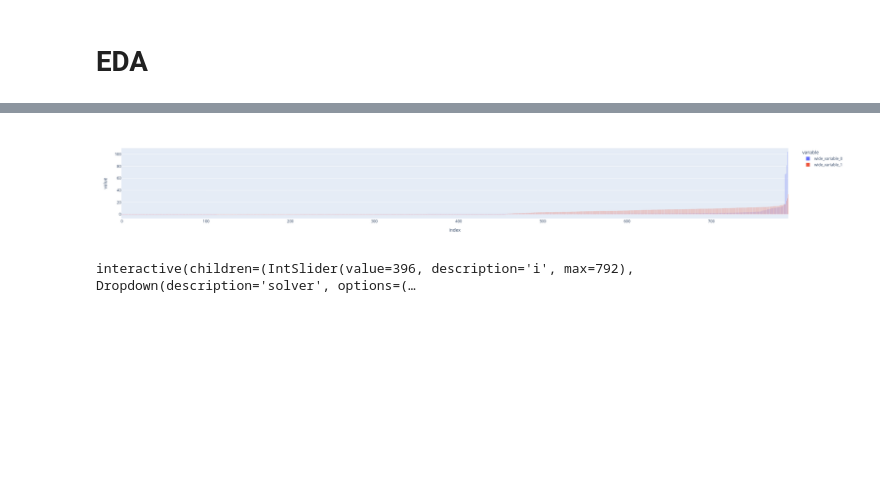
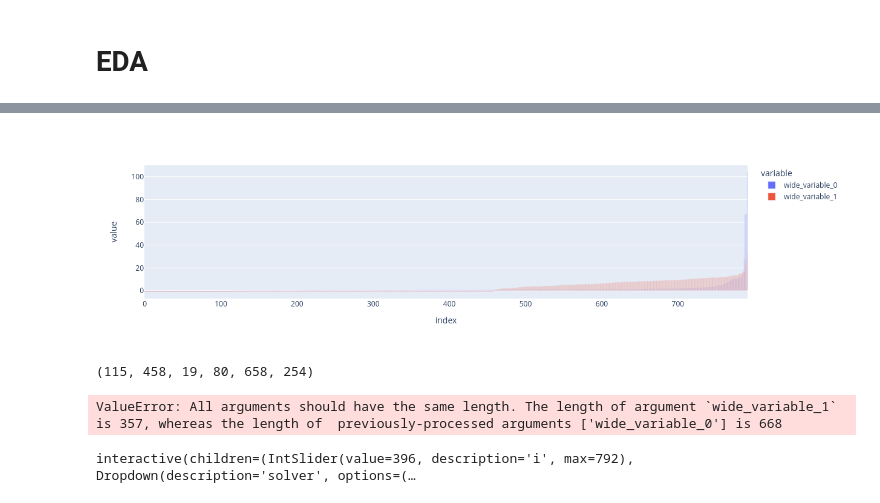
Before and after one commit to anstadnik/camera_calibration, a Jupyter notebook: notebooks/BabelCalib results.ipynb, the cells around one changed output, grey strips where cells are left out. Drawn from its saved outputs; the diff is of its cells as text; code cells hidden in the pictures; blank space fills up the shorter version.

```diff
--- a/notebooks/BabelCalib results.ipynb
+++ b/notebooks/BabelCalib results.ipynb
@@ -61,23 +67,53 @@ dtypes: float64(5), int64(4), object(18)
 memory usage: 167.2+ KB
 # %%
 resultsO = sorted(
-    [r for r in results if r.errors["Optimization"] is not None],
+    [r for r in results if "Optimization" in r.errors],
     key=lambda r: r.errors["Optimization"],
 )
 resultsS = sorted(
-    [r for r in results if r.errors["Scaramuzza"] is not None],
+    [r for r in results if "Scaramuzza" in r.errors],
     key=lambda r: r.errors["Scaramuzza"],
 )
 
 # df_ = df[~df["error"].isna()].sort_values("error")
 
 px.bar(
     y=[
         sorted([r.errors["Optimization"] for r in resultsO]),
         sorted([r.errors["Scaramuzza"] for r in resultsS]),
     ],
-    barmode="group",
+    barmode="overlay",
 )
 # %% [output]
-[figure, old version]
+[figure, new version]
+# %%
+(
+    sum([r.errors["Optimization"] == -1 for r in results]),
+    sum([r.errors["Scaramuzza"] == -1 for r in results]),
+    sum([r.errors["Optimization"] > 10 for r in results]),
+    sum([r.errors["Scaramuzza"] > 10 for r in results]),
+
+    sum([-1<r.errors["Optimization"] < 10 for r in results]),
+    sum([-1<r.errors["Scaramuzza"] < 10 for r in results]),
+)
+# %% [output]
+(115, 458, 19, 80, 658, 254)
+# %%
+px.histogram(
+    x=[
+        [
+            r.errors["Optimization"]
+            for r in results
+            if "Optimization" in r.errors and r.errors["Optimization"] != -1
+        ],
+        [
+            r.errors["Scaramuzza"]
+            for r in results
+            if "Scaramuzza" in r.errors and r.errors["Scaramuzza"] != -1
+        ],
+    ],
+    barmode="overlay",
+)
+# %% [output]
+ValueError: All arguments should have the same length. The length of argument `wide_variable_1` is 357, whereas the length of  previously-processed arguments ['wide_variable_0'] is 668
 # %%
```
Also changed, not shown: parts of 13 cells of this notebook, 30 other files.
